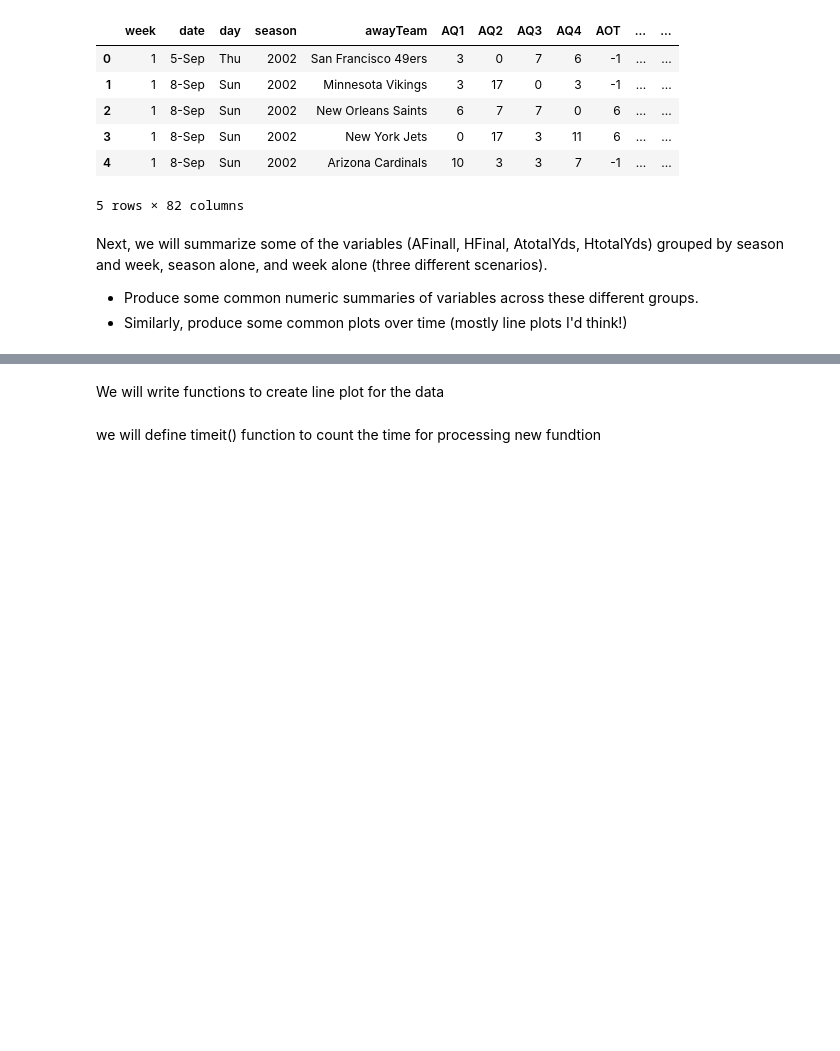
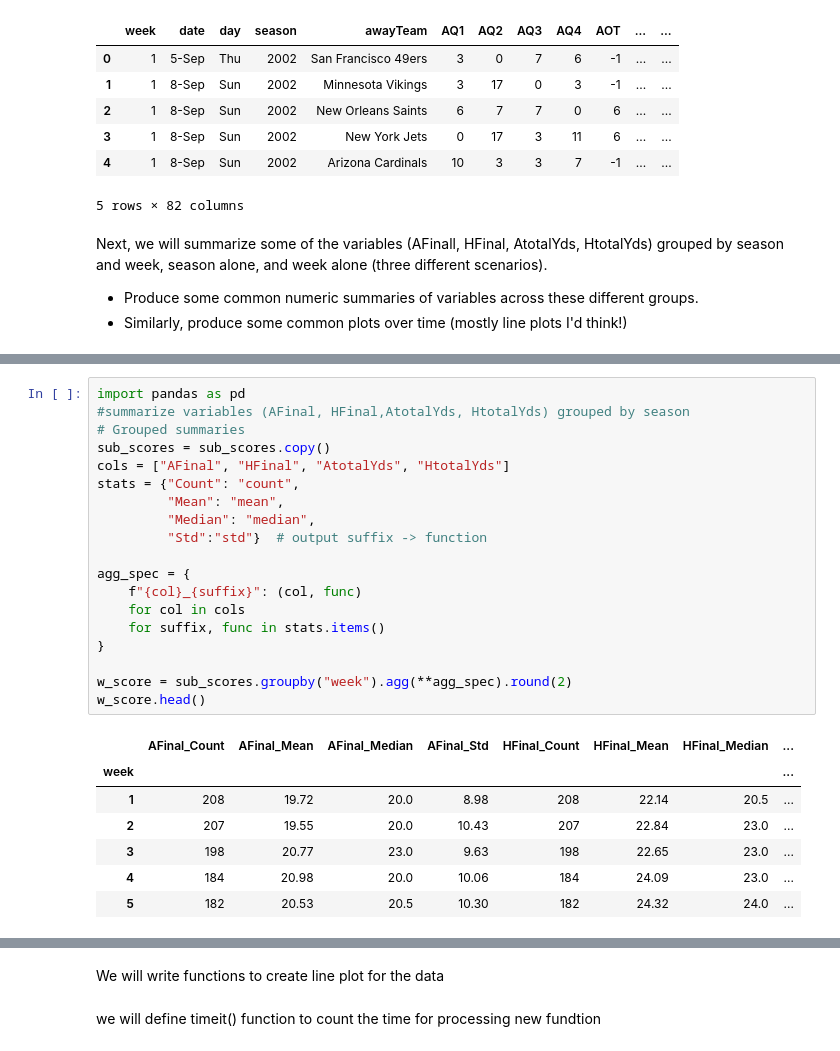
Before and after one commit to hzhoujoy/HW4_ST554, a Jupyter notebook: HW4_JoyZhou.ipynb, the cells around one changed output, grey strips where cells are left out. Drawn from its saved outputs; the diff is of its cells as text; blank space fills up the shorter version.

```diff
--- a/HW4_JoyZhou.ipynb
+++ b/HW4_JoyZhou.ipynb
@@ -578 +579,28 @@ w_score_flat.head()
+# %%
+import pandas as pd
+#summarize variables (AFinal, HFinal,AtotalYds, HtotalYds) grouped by season
+# Grouped summaries
+sub_scores = sub_scores.copy()
+cols = ["AFinal", "HFinal", "AtotalYds", "HtotalYds"]
+stats = {"Count": "count",
+         "Mean": "mean",
+         "Median": "median",
+         "Std":"std"}  # output suffix -> function
+
+agg_spec = {
+    f"{col}_{suffix}": (col, func)
+    for col in cols
+    for suffix, func in stats.items()
+}
+
+w_score = sub_scores.groupby("week").agg(**agg_spec).round(2)
+w_score.head()
+# %% [output]
+|  | AFinal_Count | AFinal_Mean | AFinal_Median | AFinal_Std | HFinal_Count | HFinal_Mean | HFinal_Median | ... |
+| week |  |  |  |  |  |  |  | ... |
+| 1 | 208 | 19.72 | 20.0 | 8.98 | 208 | 22.14 | 20.5 | ... |
+| 2 | 207 | 19.55 | 20.0 | 10.43 | 207 | 22.84 | 23.0 | ... |
+| 3 | 198 | 20.77 | 23.0 | 9.63 | 198 | 22.65 | 23.0 | ... |
+| 4 | 184 | 20.98 | 20.0 | 10.06 | 184 | 24.09 | 23.0 | ... |
+| 5 | 182 | 20.53 | 20.5 | 10.30 | 182 | 24.32 | 24.0 | ... |
 # %%
```
Also changed, not shown: parts of 13 cells of this notebook.
